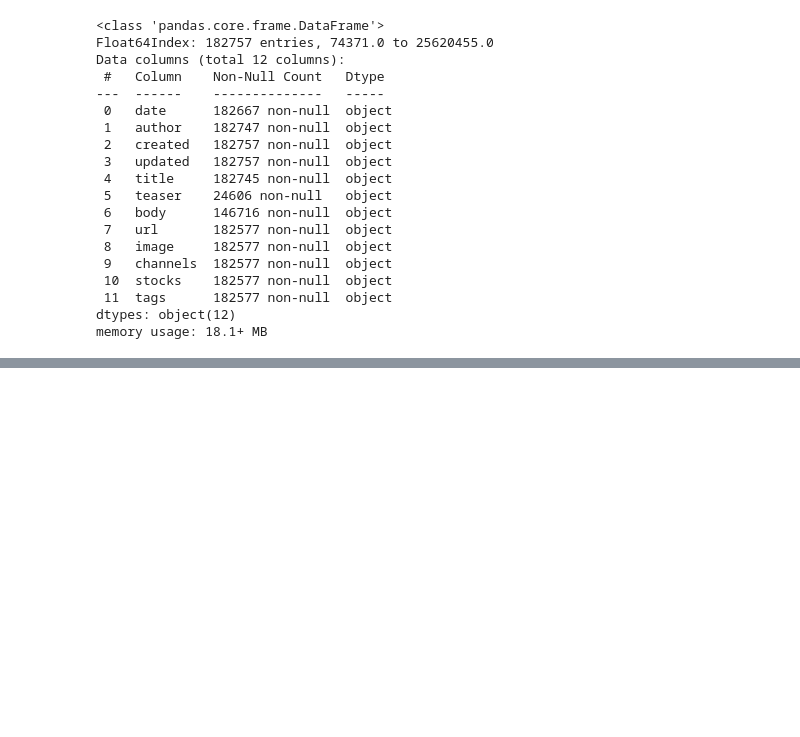
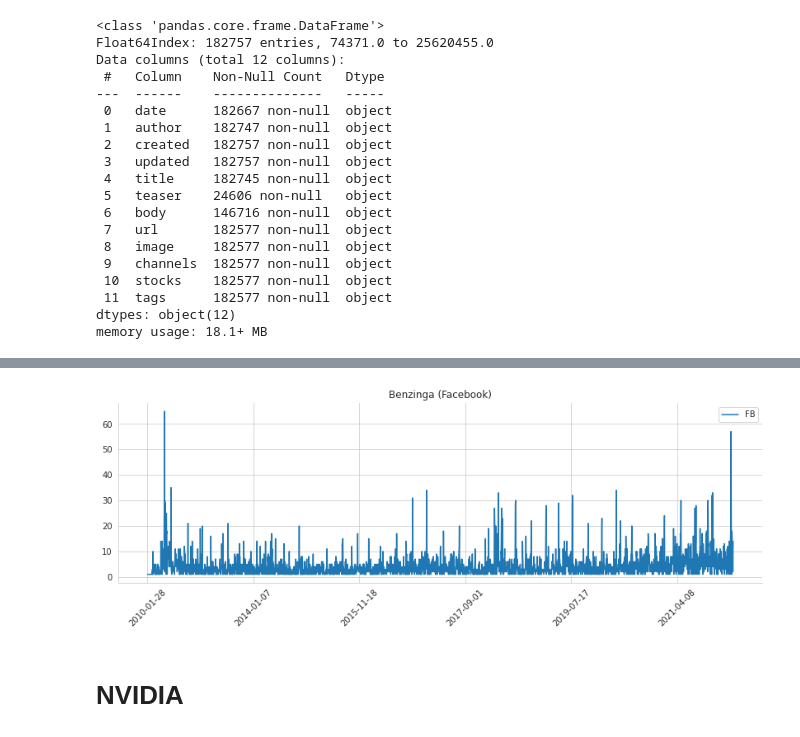
Before and after one commit to RobinsonCW/StockPriceForecasting, a Jupyter notebook: src/exploratory_data_analysis/chance/python/samples/benzinga/process_data.ipynb, the cells around one changed output, grey strips where cells are left out. Saved outputs shown, nothing was run; the diff lists cells and outputs as text; code cells hidden in the pictures; blank space fills up the shorter version.

```diff
--- a/src/exploratory_data_analysis/chance/python/samples/benzinga/process_data.ipynb
+++ b/src/exploratory_data_analysis/chance/python/samples/benzinga/process_data.ipynb
@@ -137,0 +253,5 @@ round(df_non_dupes[df_non_dupes["AAPL"]==True].shape[0] / 12)
+# %%
+df_fb_groupedby_date = df_fb_non_dupes.groupby('date').count()
+df_fb_groupedby_date.reset_index(inplace=True)
+df_fb_groupedby_date.set_index("date", inplace=True)
+df_fb_groupedby_date = df_fb_groupedby_date[["FB"]]
@@ -137,0 +270,12 @@ round(df_non_dupes[df_non_dupes["AAPL"]==True].shape[0] / 12)
+# %%
+ax = df_fb_groupedby_date["FB"].plot(title='Benzinga (Facebook)',
+           legend=True,
+           figsize=(14, 4),
+           rot=0)
+ax.set_xlabel('')
+ax.set_xticklabels(ax.get_xticklabels(),rotation = 45)
+sns.despine()
+# %% [output]
+[figure, added]
+# %% [markdown]
+# NVIDIA
```
Also changed, not shown: parts of 51 cells of this notebook.
